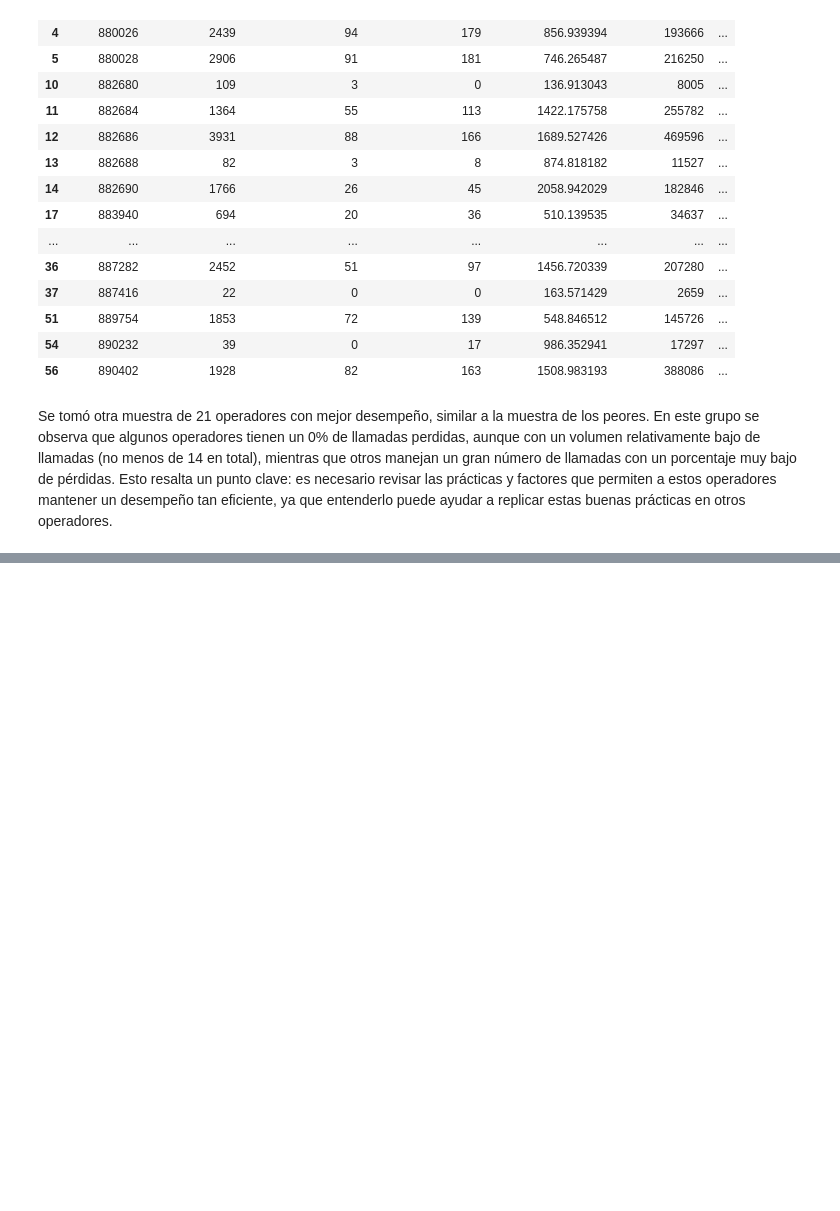
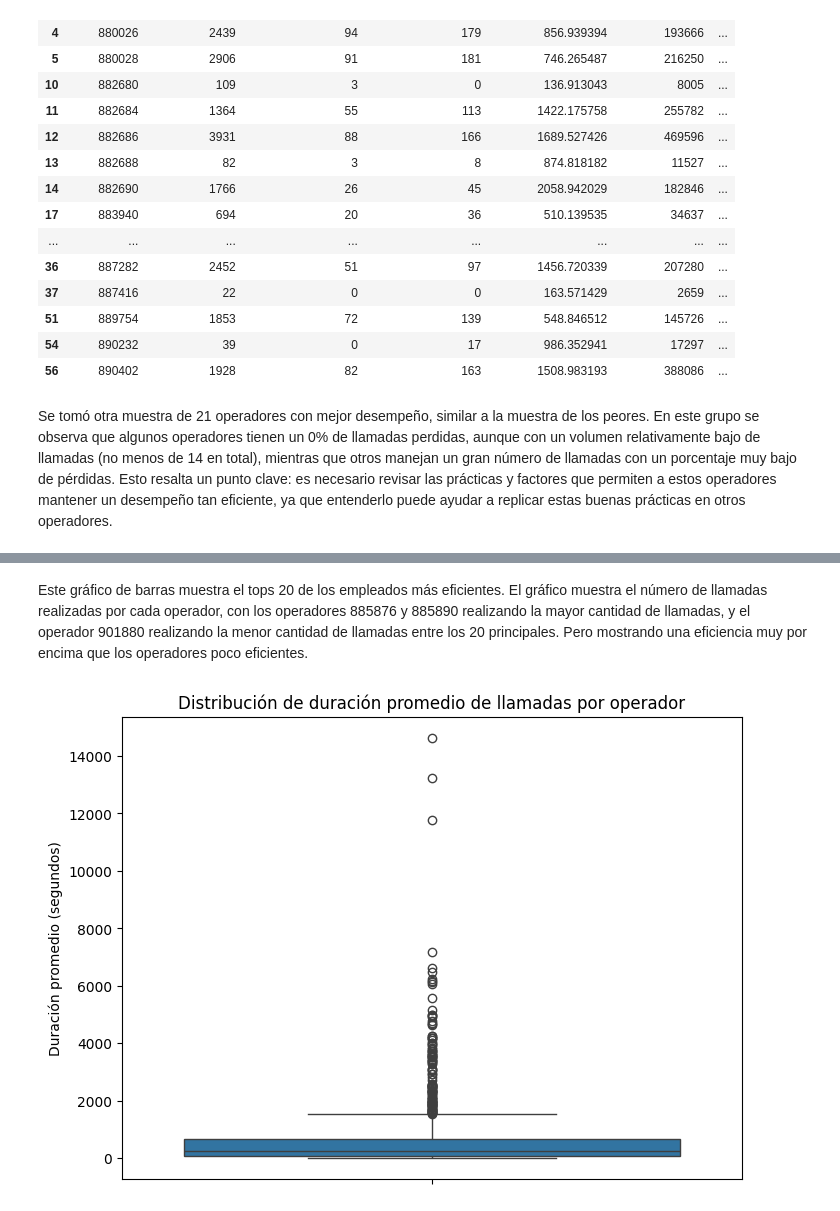
Before and after one commit to fttm-mdz/proyecto_final, a Jupyter notebook: notebooks/EDA_inicial.ipynb, the cells around one changed output, grey strips where cells are left out. Saved outputs shown, nothing was run; the diff lists cells and outputs as text; code cells hidden in the pictures; blank space fills up the shorter version.

```diff
--- a/notebooks/EDA_inicial.ipynb
+++ b/notebooks/EDA_inicial.ipynb
@@ -461,0 +476,10 @@ Se tomó otra muestra de 21 operadores con mejor desempeño, similar a la muestr
+# %% [markdown]
+Este gráfico de barras muestra el tops 20 de los empleados más eficientes.  El gráfico muestra el número de llamadas realizadas por cada operador, con los operadores 885876 y 885890 realizando la mayor cantidad de llamadas, y el operador 901880 realizando la menor cantidad de llamadas entre los 20 principales. Pero mostrando una eficiencia muy por encima que los operadores poco eficientes.
+# %%
+plt.figure(figsize=(8,6))
+sns.boxplot(data=resumen_operadores, y="duracion_promedio")
+plt.title("Distribución de duración promedio de llamadas por operador")
+plt.ylabel("Duración promedio (segundos)")
+plt.show()
+# %% [output]
+[figure, added]
```
Also changed, not shown: parts of 16 cells of this notebook, 1 other file.
